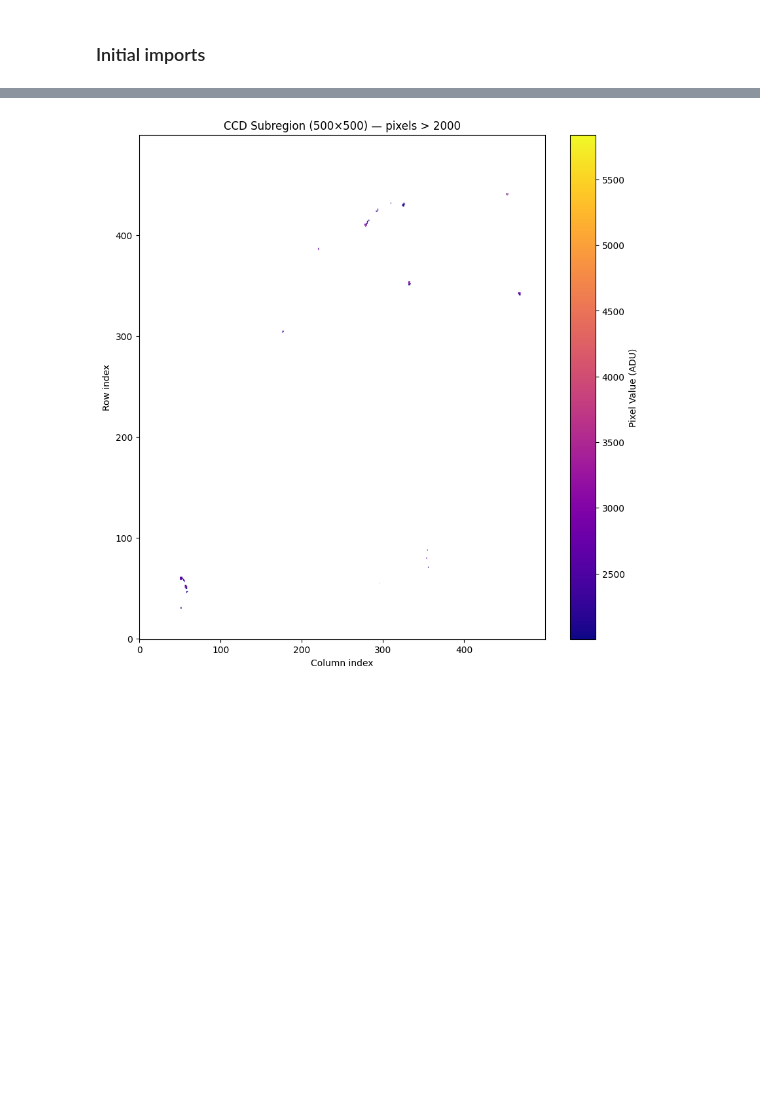
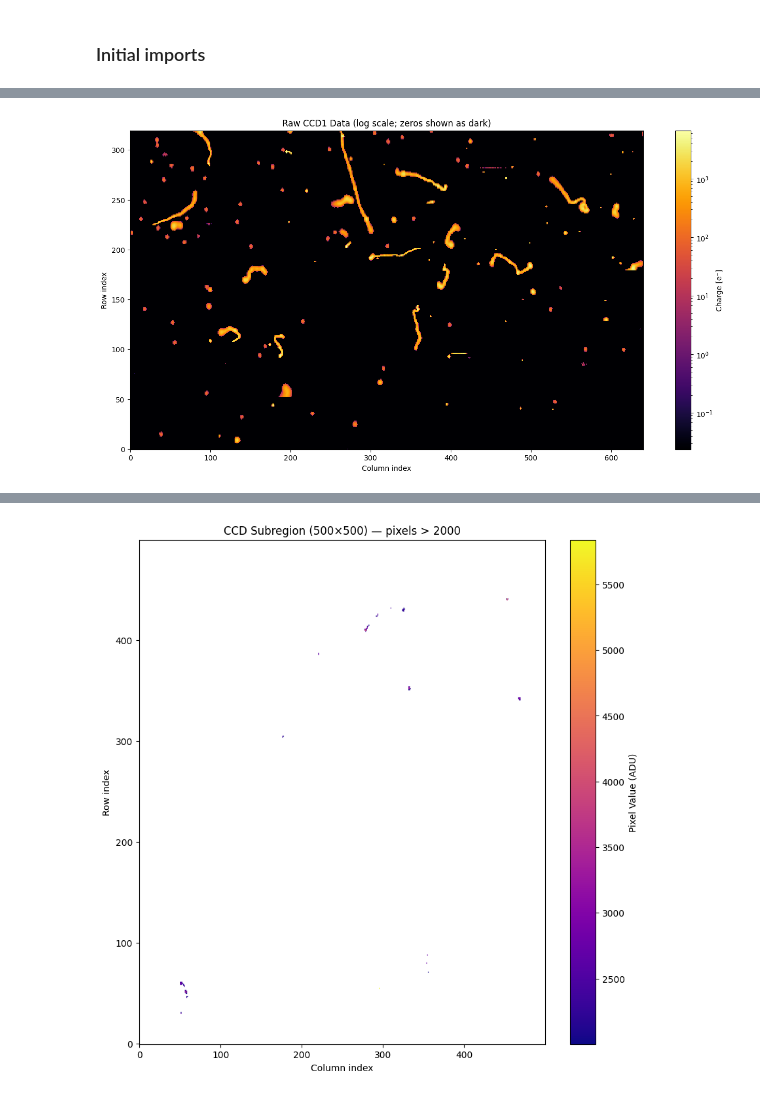
Before and after one commit to salmadouieb/damicm-ml, a Jupyter notebook: BDT.ipynb, the cells around one changed output, grey strips where cells are left out. Saved outputs shown, nothing was run; the diff lists cells and outputs as text; code cells hidden in the pictures; blank space fills up the shorter version.

```diff
--- a/BDT.ipynb
+++ b/BDT.ipynb
@@ -111,3 +126,26 @@ Data type: float64
+# %%
+# data: your 2D array with zeros/positives
+
+# mask non-positive values (LogNorm needs > 0)
+arr = np.ma.masked_less_equal(data, 0)
+
+# set "bad" (masked) color to the darkest color of inferno
+cmap = plt.cm.inferno.copy()
+cmap.set_bad(cmap(0))
+
+# pick vmin as the smallest positive value in your data
+min_pos = float(arr.min())   # same as np.min(data[data > 0])
+vmax    = float(arr.max())
+norm    = colors.LogNorm(vmin=min_pos, vmax=vmax)
+
+plt.figure(figsize=(16, 8))
+im = plt.imshow(arr, cmap=cmap, origin='lower', aspect='auto', norm=norm, interpolation='none')
+plt.colorbar(im, label='Charge [e⁻]')
+plt.title("Raw CCD1 Data (log scale; zeros shown as dark)")
+plt.xlabel("Column index"); plt.ylabel("Row index")
+plt.show()
+# %% [output]
+[figure, added]
 # %%
 from matplotlib import colors
 
```
Also changed, not shown: parts of 13 cells of this notebook, 1 other file.
